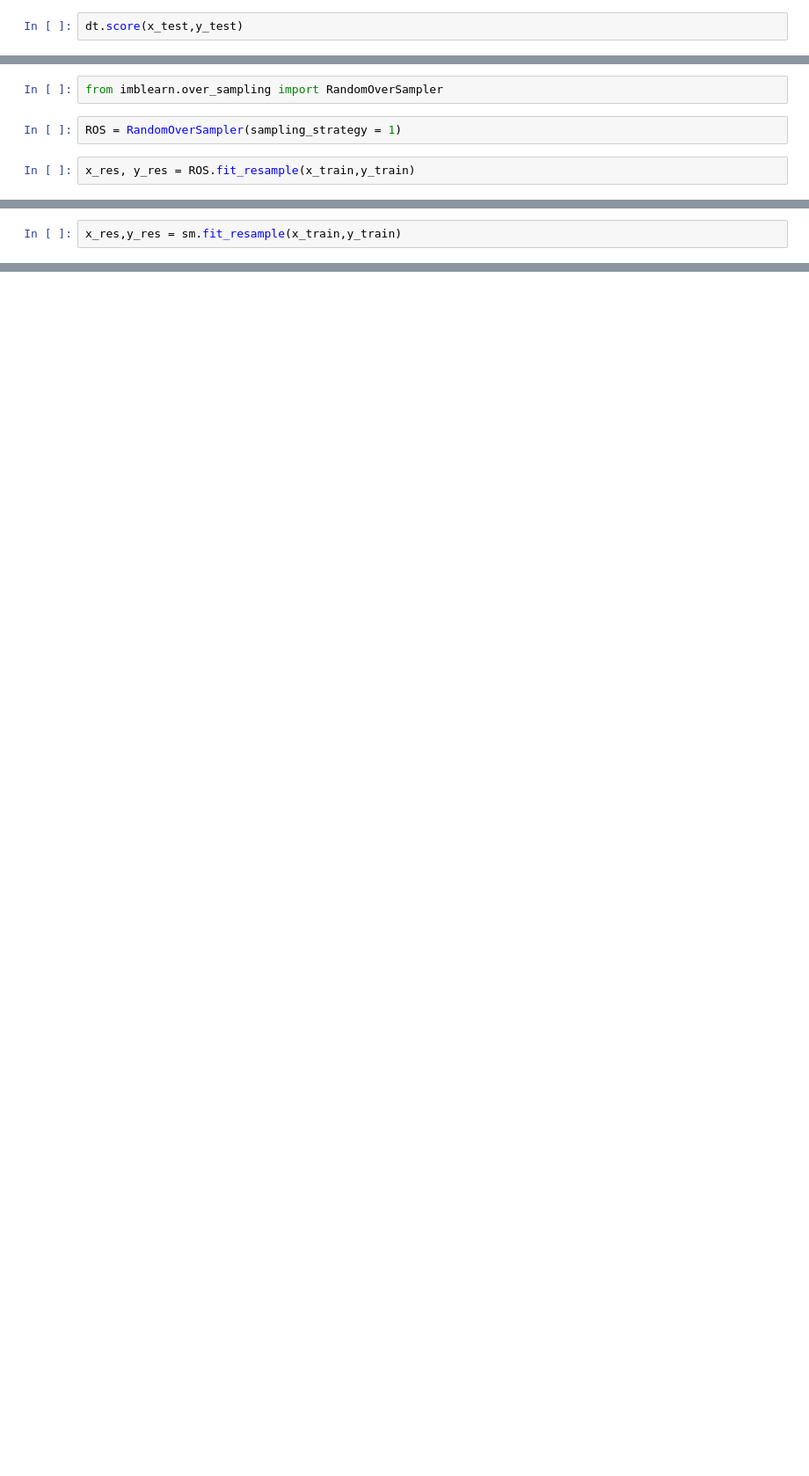
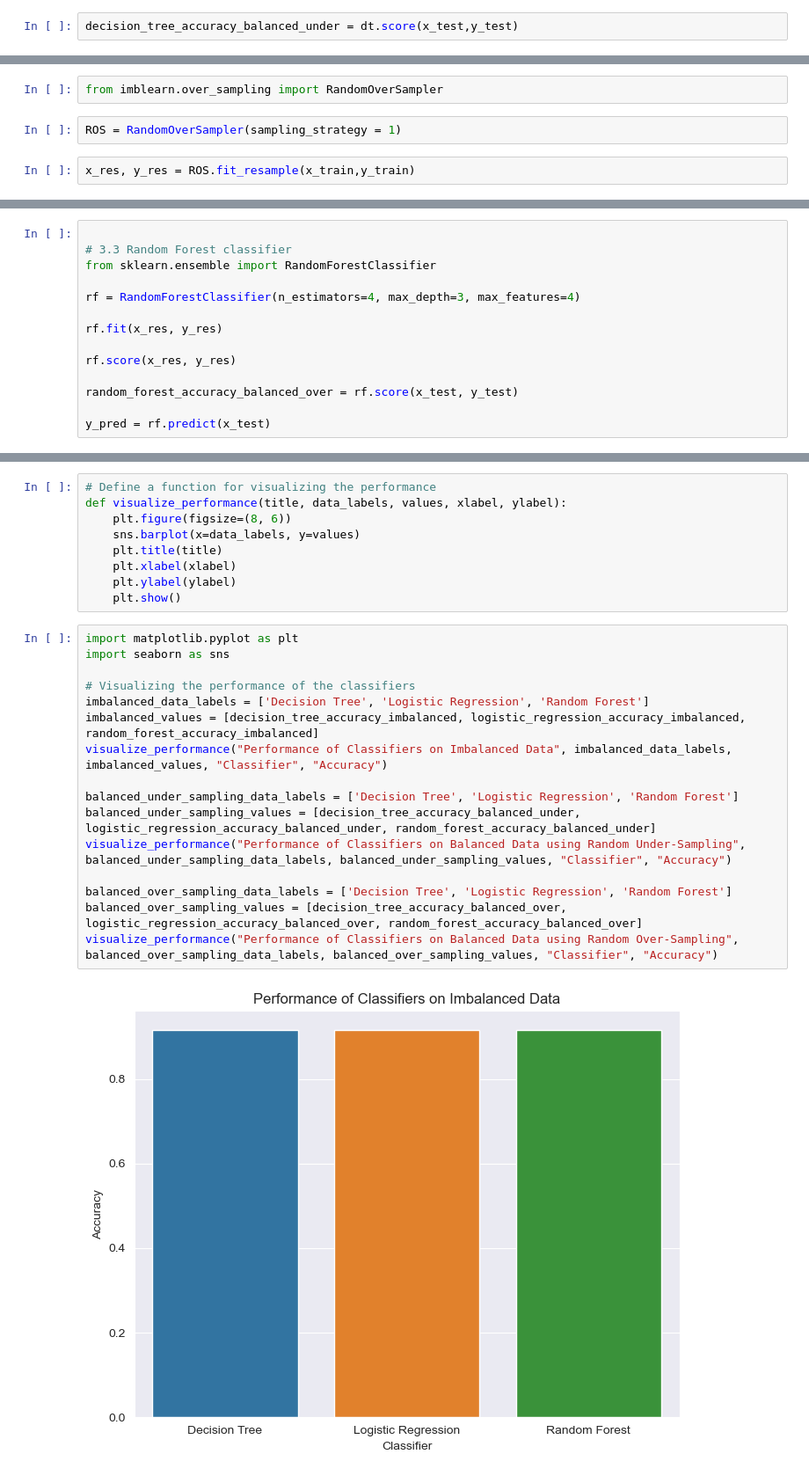
Before and after one commit to ronydebnath/STDS-15, a Jupyter notebook: AT2C.ipynb, the cells around one changed output, grey strips where cells are left out. Shown at 88% size. Cells and saved outputs as stored; diff of their text form; blank space fills up the shorter version.

Commit message:
Add Model evaluation for imbalanced and balanced data using under-sampling and over-sampling technique

```diff
--- a/AT2C.ipynb
+++ b/AT2C.ipynb
@@ -293,2 +253,2 @@ dt.score(x_res,y_res)
 # %%
-dt.score(x_test,y_test)
+decision_tree_accuracy_balanced_under = dt.score(x_test,y_test)
@@ -446,2 +351,0 @@ sm= SMOTE()
-# %%
-x_res,y_res = sm.fit_resample(x_train,y_train)
@@ -561,0 +419,14 @@ weighted avg       0.88      0.91      0.88     63959
+# %%
+
+# 3.3 Random Forest classifier
+from sklearn.ensemble import RandomForestClassifier
+
+rf = RandomForestClassifier(n_estimators=4, max_depth=3, max_features=4)
+
+rf.fit(x_res, y_res)
+
+rf.score(x_res, y_res)
+
+random_forest_accuracy_balanced_over = rf.score(x_test, y_test)
+
+y_pred = rf.predict(x_test)
@@ -561,0 +500,27 @@ weighted avg       0.88      0.91      0.88     63959
+# %%
+# Define a function for visualizing the performance
+def visualize_performance(title, data_labels, values, xlabel, ylabel):
+    plt.figure(figsize=(8, 6))
+    sns.barplot(x=data_labels, y=values)
+    plt.title(title)
+    plt.xlabel(xlabel)
+    plt.ylabel(ylabel)
+    plt.show()
+# %%
+import matplotlib.pyplot as plt
+import seaborn as sns
+
+# Visualizing the performance of the classifiers
+imbalanced_data_labels = ['Decision Tree', 'Logistic Regression', 'Random Forest']
+imbalanced_values = [decision_tree_accuracy_imbalanced, logistic_regression_accuracy_imbalanced, random_forest_accuracy_imbalanced]
+visualize_performance("Performance of Classifiers on Imbalanced Data", imbalanced_data_labels, imbalanced_values, "Classifier", "Accuracy")
+
+balanced_under_sampling_data_labels = ['Decision Tree', 'Logistic Regression', 'Random Forest']
+balanced_under_sampling_values = [decision_tree_accuracy_balanced_under, logistic_regression_accuracy_balanced_under, random_forest_accuracy_balanced_under]
+visualize_performance("Performance of Classifiers on Balanced Data using Random Under-Sampling", balanced_under_sampling_data_labels, balanced_under_sampling_values, "Classifier", "Accuracy")
+
+balanced_over_sampling_data_labels = ['Decision Tree', 'Logistic Regression', 'Random Forest']
+balanced_over_sampling_values = [decision_tree_accuracy_balanced_over, logistic_regression_accuracy_balanced_over, random_forest_accuracy_balanced_over]
+visualize_performance("Performance of Classifiers on Balanced Data using Random Over-Sampling", balanced_over_sampling_data_labels, balanced_over_sampling_values, "Classifier", "Accuracy")
+# %% [output]
+[figure, added]
```
Also changed, not shown: parts of 149 cells of this notebook.
